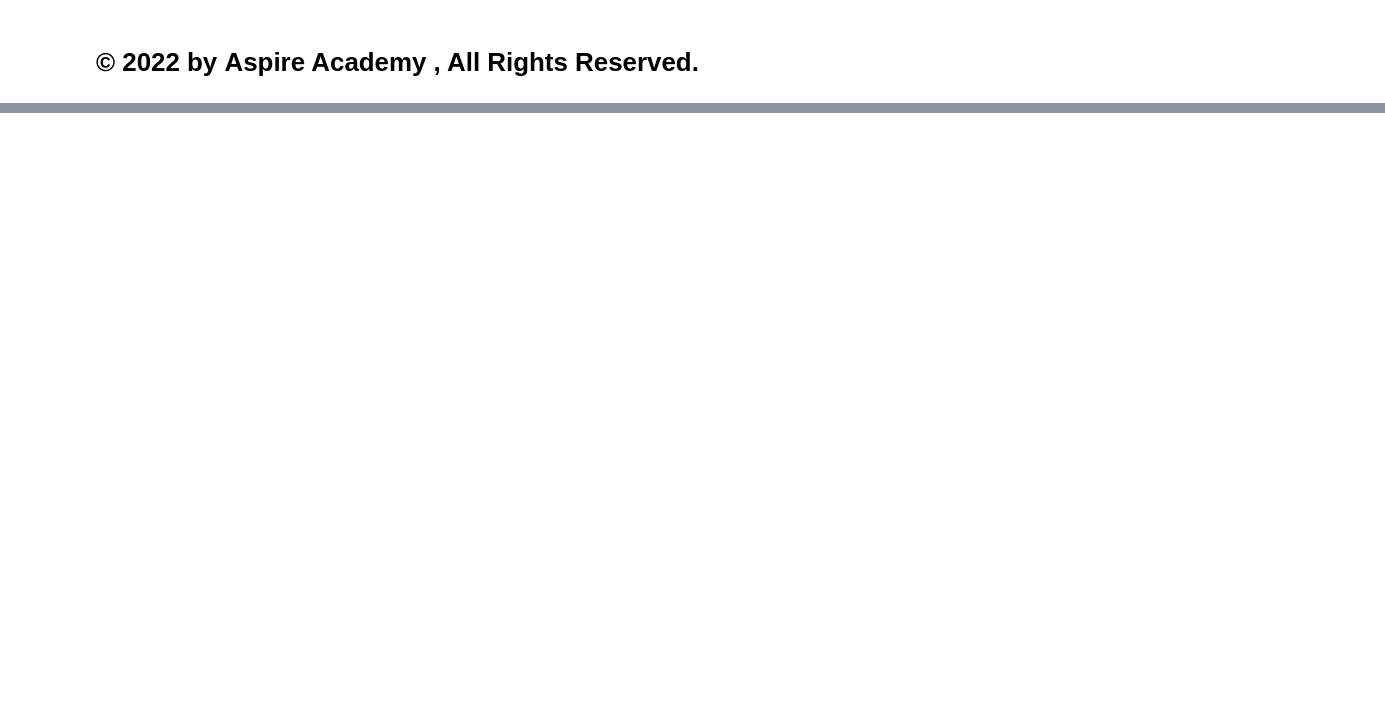
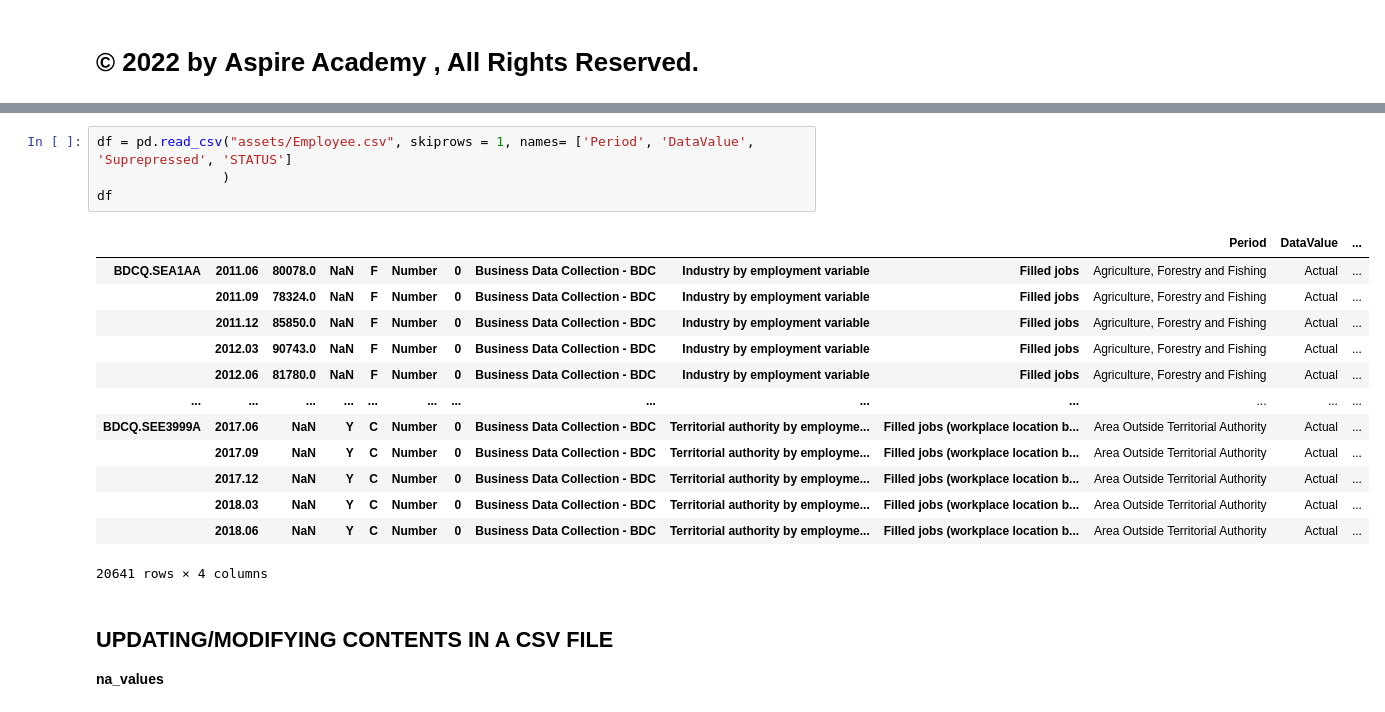
Before and after one commit to dr460ngeek/INFORMATION_PRACTICES_12, a Jupyter notebook: DAY 02 - (PART 1).ipynb, the cells around one changed output, grey strips where cells are left out. Drawn from its saved outputs; the diff is of its cells as text; blank space fills up the shorter version.

```diff
--- a/DAY 02 - (PART 1).ipynb
+++ b/DAY 02 - (PART 1).ipynb
@@ -222,0 +1264,22 @@ fnplot(list1)
+# %%
+df = pd.read_csv("assets/Employee.csv", skiprows = 1, names= ['Period', 'DataValue', 'Suprepressed', 'STATUS']
+                )
+df
+# %% [output]
+|  |  |  |  |  |  |  |  |  |  | Period | DataValue | ... |
+| BDCQ.SEA1AA | 2011.06 | 80078.0 | NaN | F | Number | 0 | Business Data Collection - BDC | Industry by employment variable | Filled jobs | Agriculture, Forestry and Fishing | Actual | ... |
+|  | 2011.09 | 78324.0 | NaN | F | Number | 0 | Business Data Collection - BDC | Industry by employment variable | Filled jobs | Agriculture, Forestry and Fishing | Actual | ... |
+|  | 2011.12 | 85850.0 | NaN | F | Number | 0 | Business Data Collection - BDC | Industry by employment variable | Filled jobs | Agriculture, Forestry and Fishing | Actual | ... |
+|  | 2012.03 | 90743.0 | NaN | F | Number | 0 | Business Data Collection - BDC | Industry by employment variable | Filled jobs | Agriculture, Forestry and Fishing | Actual | ... |
+|  | 2012.06 | 81780.0 | NaN | F | Number | 0 | Business Data Collection - BDC | Industry by employment variable | Filled jobs | Agriculture, Forestry and Fishing | Actual | ... |
+| ... | ... | ... | ... | ... | ... | ... | ... | ... | ... | ... | ... | ... |
+| BDCQ.SEE3999A | 2017.06 | NaN | Y | C | Number | 0 | Business Data Collection - BDC | Territorial authority by employme... | Filled jobs (workplace location b... | Area Outside Territorial Authority | Actual | ... |
+|  | 2017.09 | NaN | Y | C | Number | 0 | Business Data Collection - BDC | Territorial authority by employme... | Filled jobs (workplace location b... | Area Outside Territorial Authority | Actual | ... |
+|  | 2017.12 | NaN | Y | C | Number | 0 | Business Data Collection - BDC | Territorial authority by employme... | Filled jobs (workplace location b... | Area Outside Territorial Authority | Actual | ... |
+|  | 2018.03 | NaN | Y | C | Number | 0 | Business Data Collection - BDC | Territorial authority by employme... | Filled jobs (workplace location b... | Area Outside Territorial Authority | Actual | ... |
+|  | 2018.06 | NaN | Y | C | Number | 0 | Business Data Collection - BDC | Territorial authority by employme... | Filled jobs (workplace location b... | Area Outside Territorial Authority | Actual | ... |
+20641 rows × 4 columns
+# %% [markdown]
+## UPDATING/MODIFYING CONTENTS IN A CSV FILE
+
+**na_values**
```
Also changed, not shown: parts of 156 cells of this notebook, 5 other files.
